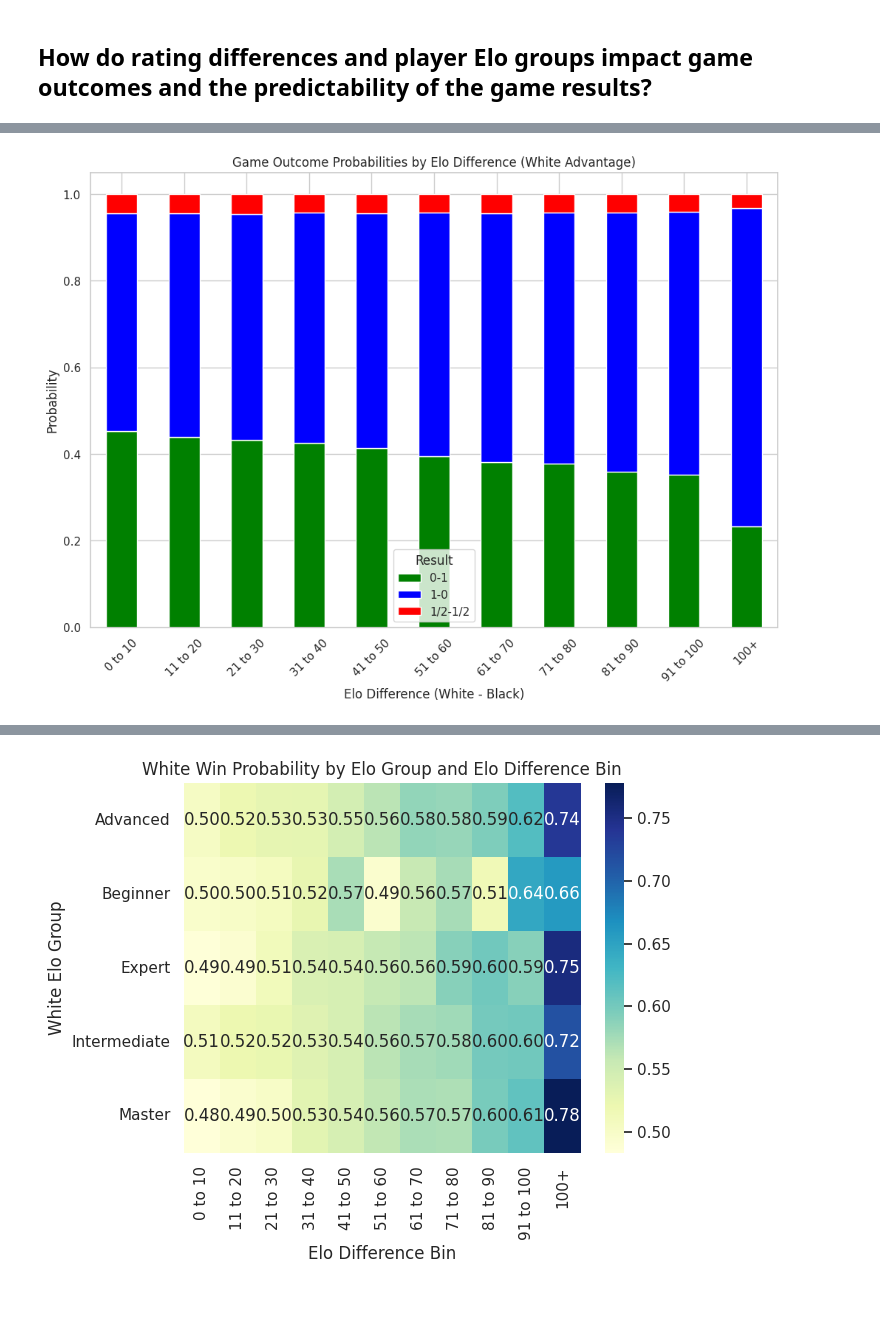
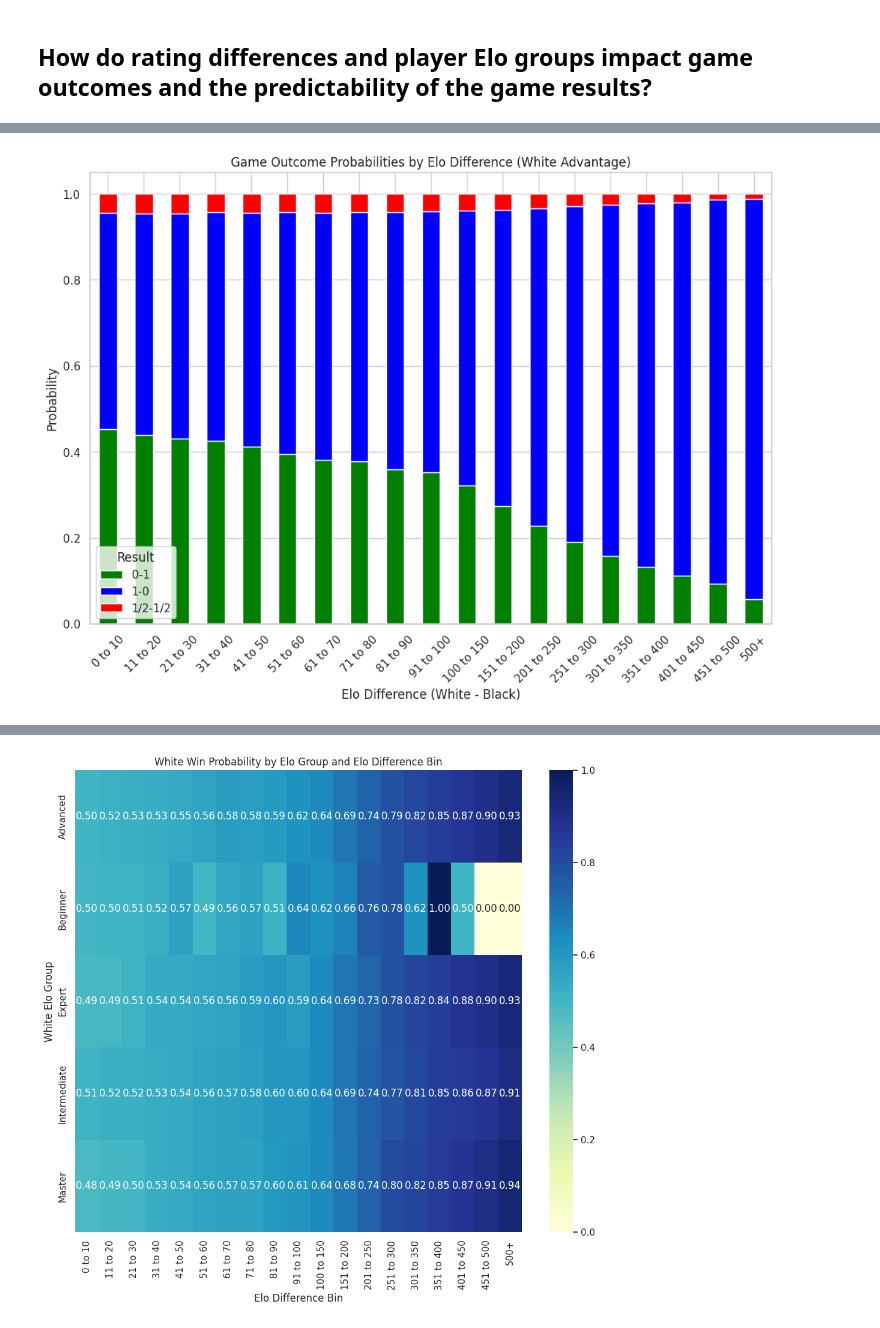
Before and after one commit to ktranfaglia1/DSCI470, a Jupyter notebook: TheProject/ChessAnalysis.ipynb, the cells around one changed output, grey strips where cells are left out. Cells and saved outputs as stored; diff of their text form; code cells hidden in the pictures; blank space fills up the shorter version.

Commit message:
Added visuals for Q1 and adjusted Q2

```diff
--- a/TheProject/ChessAnalysis.ipynb
+++ b/TheProject/ChessAnalysis.ipynb
@@ -391,8 +560,8 @@ df_chess['EloDifference'] = df_chess['WhiteElo'] - df_chess['BlackElo']
 # ]
 
 # Define Elo difference bins and labels
-elo_diff_bins = [0, 10, 20, 30, 40, 50, 60, 70, 80, 90, 100, float('inf')]
-elo_diff_labels = ['0 to 10', '11 to 20', '21 to 30', '31 to 40', '41 to 50', '51 to 60', '61 to 70', '71 to 80', '81 to 90', '91 to 100', '100+']
+elo_diff_bins = [0, 10, 20, 30, 40, 50, 60, 70, 80, 90, 100, 150, 200, 250, 300, 350, 400, 450, 500, float('inf')]
+elo_diff_labels = ['0 to 10', '11 to 20', '21 to 30', '31 to 40', '41 to 50', '51 to 60', '61 to 70', '71 to 80', '81 to 90', '91 to 100', '100 to 150', '151 to 200', '201 to 250', '251 to 300', '301 to 350', '351 to 400', '401 to 450', '451 to 500', '500+']
 
 # Create a new column for Elo difference bins
 df_chess['EloDiffBin'] = pd.cut(df_chess['EloDifference'], bins=elo_diff_bins, labels=elo_diff_labels)
@@ -423,6 +592,7 @@ outcome_probs_by_elo_and_diff = (
 )
 print("\nWhite win Probability for each Elo Group by Elo Difference\n", outcome_probs_by_elo_and_diff)
 
+plt.figure(figsize=(12, 10))
 sns.heatmap(outcome_probs_by_elo_and_diff.loc[:, '1-0'].unstack(), annot=True, fmt=".2f", cmap="YlGnBu")
 plt.title('White Win Probability by Elo Group and Elo Difference Bin')
 plt.xlabel('Elo Difference Bin')
@@ -430,29 +600,26 @@ plt.ylabel('White Elo Group')
 plt.show()
 
 # Calculate win ratios by EloDiffBin
-df_chess['WhiteWinProbability'] = df_chess['Result'].apply(lambda x: 1 if x == '1-0' else 0)
+df_chess['BinaryResult'] = df_chess['Result'].apply(lambda x: 1 if x == '1-0' else 0)
 win_ratios = (
-    df_chess.groupby('EloDiffBin', observed=False)['WhiteWinProbability']
+    df_chess.groupby('EloDiffBin', observed=False)['BinaryResult']
     .mean()
 )
 print("\nWhite win ratios for each Elo Group by Elo Difference\n", win_ratios)
 
-win_ratios.plot(kind='line', marker='o', color='green', figsize=(10, 6))
+win_ratios.plot(kind='line', marker='o', color='green', figsize=(12, 8))
 plt.title('White Win Ratios by Elo Difference Bin')
 plt.xlabel('Elo Difference (White - Black)')
 plt.ylabel('White Win Probability')
 plt.grid(True)
 plt.show()
 
-# Convert categorical results to binary values
-df_chess['BinaryResult'] = df_chess['Result'].apply(lambda x: 1 if x == '1-0' else 0)
-
 # Select features and labels for model input
-X = df_chess[['EloDifference']]
+X = df_chess[['EloDifference', 'WhiteElo', 'BlackElo', 'AvgElo']]
 y = df_chess['BinaryResult']
 
 # Split the data into training and testing sets
-X_train, X_test, y_train, y_test = train_test_split(X, y, test_size=0.2, random_state=42)
+X_train, X_test, y_train, y_test = train_test_split(X, y, train_size=0.5, test_size=0.1, random_state=42)
 
 # Train the logistic regression model
 binary_result_model = LogisticRegression()
@@ -461,45 +628,49 @@ binary_result_model.fit(X_train, y_train)
 # Evaluate the model on the test data
 binary_result_predictions = binary_result_model.predict(X_test)
 binary_result_accuracy = accuracy_score(y_test, binary_result_predictions)
-print("Binary Result Model Classification Report:\n", classification_report(y_test, binary_result_predictions), "Binary Result Model Accuracy:", binary_result_accuracy)
+print("Binary Result Model Classification Report:\n", classification_report(y_test, binary_result_predictions),
+      "Binary Result Model Accuracy:", binary_result_accuracy)
 
 # Binary model confusion matrix
+plt.figure(figsize=(12, 10))
 ConfusionMatrixDisplay.from_predictions(y_test, binary_result_predictions)
 plt.title('Confusion Matrix for Binary Result Model')
 plt.show()
 
-# Convert categorical results to numeric values (1 = White win, 0 = Draw, -1 = Black win)
-df_chess['NumericResult'] = df_chess['Result'].map({'1-0': 1, '1/2-1/2': 0, '0-1': -1})
+# # Convert categorical results to numeric values (1 = White win, 0 = Draw, -1 = Black win)
+# df_chess['NumericResult'] = df_chess['Result'].map({'1-0': 1, '1/2-1/2': 0, '0-1': -1})
 
-# Drop rows where 'NumericResult' is NaN
-df_chess = df_chess.dropna(subset=['NumericResult'])
+# # Drop rows where 'NumericResult' is NaN
+# df_chess = df_chess.dropna(subset=['NumericResult'])
 
-# Select features and labels for model input
-features = df_chess[['EloDifference', 'WhiteElo', 'BlackElo']]
-labels = df_chess['NumericResult']
+# # Select features and labels for model input
+# features = df_chess[['EloDifference', 'WhiteElo', 'BlackElo']]
+# labels = df_chess['NumericResult']
 
-# Split the data into training and testing sets
-X_train, X_test, y_train, y_test = train_test_split(features, labels, test_size=0.2, random_state=42)
+# # Split the data into training and testing sets
+# X_train, X_test, y_train, y_test = train_test_split(features, labels, train_size=0.5, test_size=0.1, random_state=42)
 
-# Train the logistic regression model
-multi_result_model = LogisticRegression()
-multi_result_model.fit(X_train, y_train)
+# # Train the logistic regression model
+# multi_result_model = LogisticRegression()
+# multi_result_model.fit(X_train, y_train)
 
-# Evaluate the model on the test data and get multi-class result model accuracy
-multi_result_modelpredictions = multi_result_model.predict(X_test)
-multi_result_accuracy = accuracy_score(y_test, multi_result_modelpredictions)
-print("Multi-Class Result Model Classification Report:\n", classification_report(y_test, multi_result_modelpredictions, zero_division=True), "Multi-Class Result Model Accuracy:", multi_result_accuracy)
+# # Evaluate the model on the test data and get multi-class result model accuracy
+# multi_result_model_predictions = multi_result_model.predict(X_test)
+# multi_result_accuracy = accuracy_score(y_test, multi_result_model_predictions)
+# print("Multi-Class Result Model Classification Report:\n", classification_report(y_test, multi_result_model_predictions, zero_division=True), "Multi-Class Result Model Accuracy:", multi_result_accuracy)
 
-# Multi-class model confusion matrix
-ConfusionMatrixDisplay.from_predictions(y_test, multi_result_modelpredictions)
-plt.title('Confusion Matrix for Multi-Class Result Model')
-plt.show()
+# # Multi-class model confusion matrix
+# plt.figure(figsize=(12, 10))
+# ConfusionMatrixDisplay.from_predictions(y_test, multi_result_model_predictions)
+# plt.title('Confusion Matrix for Multi-Class Result Model')
+# plt.show()
 
-sns.boxplot(x='Result', y='EloDifference', data=df_chess, palette={'1-0': 'green', '1/2-1/2': 'blue', '0-1': 'red'}, legend=False, hue='Result')
-plt.title('Distribution of Elo Differences for Each Game Result')
-plt.xlabel('Game Result')
-plt.ylabel('Elo Difference (White - Black)')
-plt.show()
+# plt.figure(figsize=(12, 10))
+# sns.boxplot(x='Result', y='EloDifference', data=df_chess, palette={'1-0': 'green', '1/2-1/2': 'blue', '0-1': 'red'}, legend=False, hue='Result')
+# plt.title('Distribution of Elo Differences for Each Game Result')
+# plt.xlabel('Game Result')
+# plt.ylabel('Elo Difference (White - Black)')
+# plt.show()
 # %% [output]
 White win Probability by Elo Difference
  Result           0-1       1-0   1/2-1/2
@@ -518,4 +692,4 @@ EloDiffBin
-[figure, old version]
+[figure, new version]
 White win Probability for each Elo Group by Elo Difference
  Result                         0-1       1-0   1/2-1/2
 WhiteEloGroup EloDiffBin
@@ -536,3 +709,3 @@ Advanced      0 to 10     0.452041  0.503154  0.044805
-[figure, old version]
+[figure, new version]
 White win ratios for each Elo Group by Elo Difference
  EloDiffBin
```
Also changed, not shown: parts of 5 cells of this notebook.
